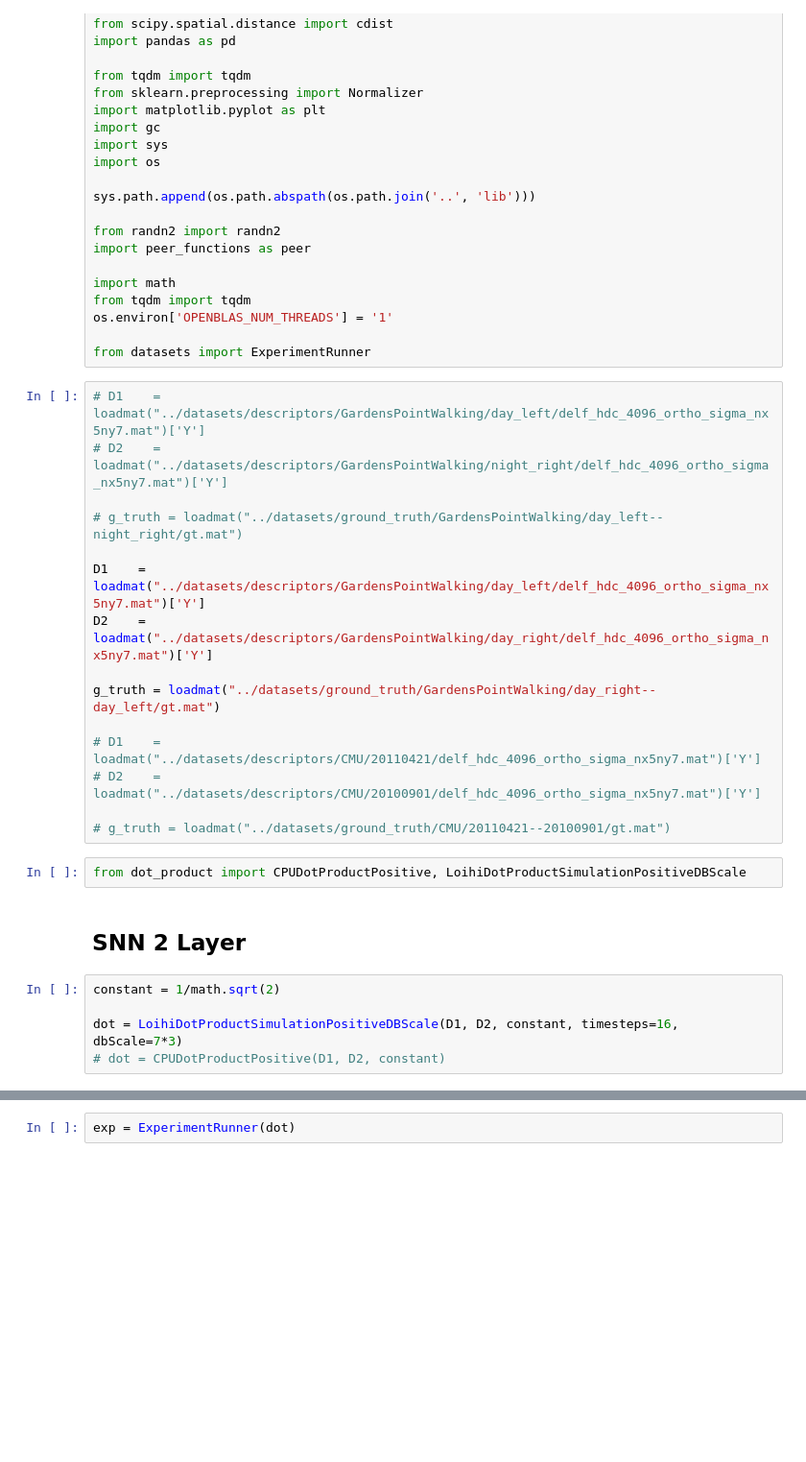
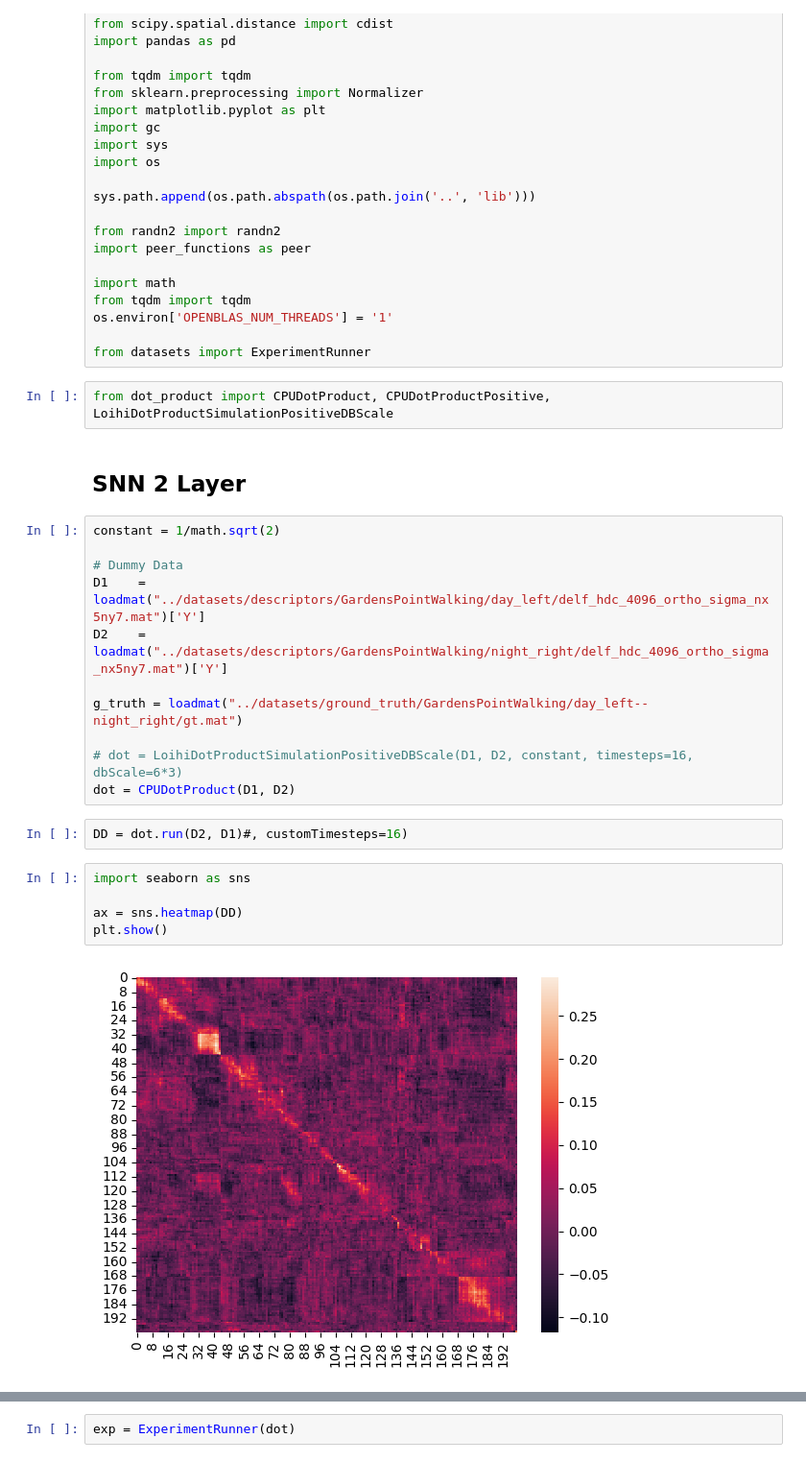
Before and after one commit to vidurayashan/VPR_Loihi, a Jupyter notebook: experiments/test_1_dbScale_fullVPR.ipynb, the cells around one changed output, grey strips where cells are left out. Shown at 96% size. Saved outputs shown, nothing was run; the diff lists cells and outputs as text; blank space fills up the shorter version.

```diff
--- a/experiments/test_1_dbScale_fullVPR.ipynb
+++ b/experiments/test_1_dbScale_fullVPR.ipynb
@@ -23,27 +23,27 @@ from tqdm import tqdm
 os.environ['OPENBLAS_NUM_THREADS'] = '1'
 
 from datasets import ExperimentRunner
-# %%
-# D1    = loadmat("../datasets/descriptors/GardensPointWalking/day_left/delf_hdc_4096_ortho_sigma_nx5ny7.mat")['Y']
-# D2    = loadmat("../datasets/descriptors/GardensPointWalking/night_right/delf_hdc_4096_ortho_sigma_nx5ny7.mat")['Y']
-
-# g_truth = loadmat("../datasets/ground_truth/GardensPointWalking/day_left--night_right/gt.mat")
-
-D1    = loadmat("../datasets/descriptors/GardensPointWalking/day_left/delf_hdc_4096_ortho_sigma_nx5ny7.mat")['Y']
-D2    = loadmat("../datasets/descriptors/GardensPointWalking/day_right/delf_hdc_4096_ortho_sigma_nx5ny7.mat")['Y']
-
-g_truth = loadmat("../datasets/ground_truth/GardensPointWalking/day_right--day_left/gt.mat")
-
-# D1    = loadmat("../datasets/descriptors/CMU/20110421/delf_hdc_4096_ortho_sigma_nx5ny7.mat")['Y']
-# D2    = loadmat("../datasets/descriptors/CMU/20100901/delf_hdc_4096_ortho_sigma_nx5ny7.mat")['Y']
-
-# g_truth = loadmat("../datasets/ground_truth/CMU/20110421--20100901/gt.mat")
 # %%
-from dot_product import CPUDotProductPositive, LoihiDotProductSimulationPositiveDBScale
+from dot_product import CPUDotProduct, CPUDotProductPositive, LoihiDotProductSimulationPositiveDBScale
 # %% [markdown]
 ## SNN 2 Layer
 # %%
 constant = 1/math.sqrt(2)
 
-dot = LoihiDotProductSimulationPositiveDBScale(D1, D2, constant, timesteps=16, dbScale=7*3)
-# dot = CPUDotProductPositive(D1, D2, constant)
+# Dummy Data
+D1    = loadmat("../datasets/descriptors/GardensPointWalking/day_left/delf_hdc_4096_ortho_sigma_nx5ny7.mat")['Y']
+D2    = loadmat("../datasets/descriptors/GardensPointWalking/night_right/delf_hdc_4096_ortho_sigma_nx5ny7.mat")['Y']
+
+g_truth = loadmat("../datasets/ground_truth/GardensPointWalking/day_left--night_right/gt.mat")
+
+# dot = LoihiDotProductSimulationPositiveDBScale(D1, D2, constant, timesteps=16, dbScale=6*3)
+dot = CPUDotProduct(D1, D2)
+# %%
+DD = dot.run(D2, D1)#, customTimesteps=16)
+# %%
+import seaborn as sns
+
+ax = sns.heatmap(DD)
+plt.show()
+# %% [output]
+[figure, added]
```
Also changed, not shown: parts of 10 cells of this notebook, 22 other files.
